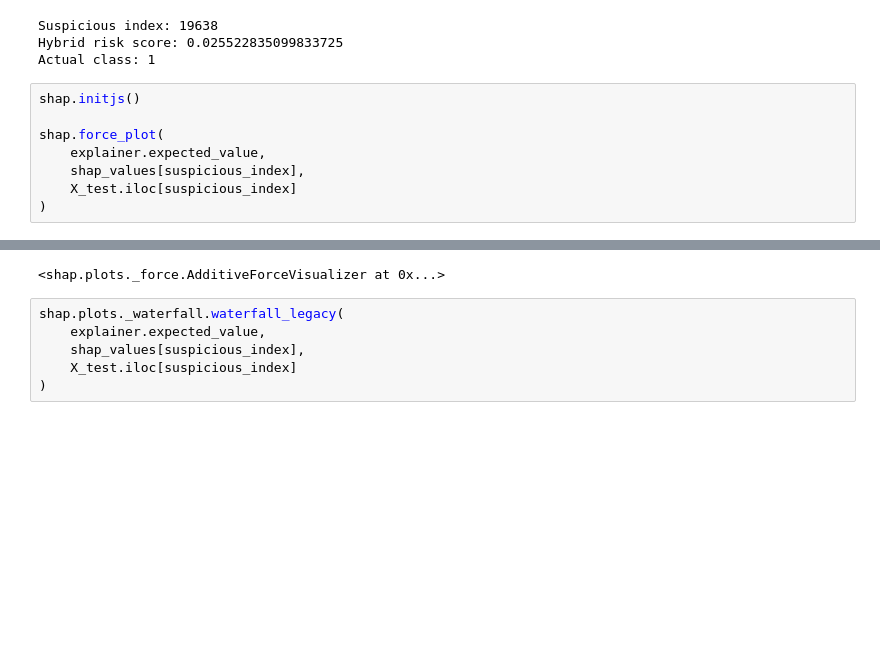
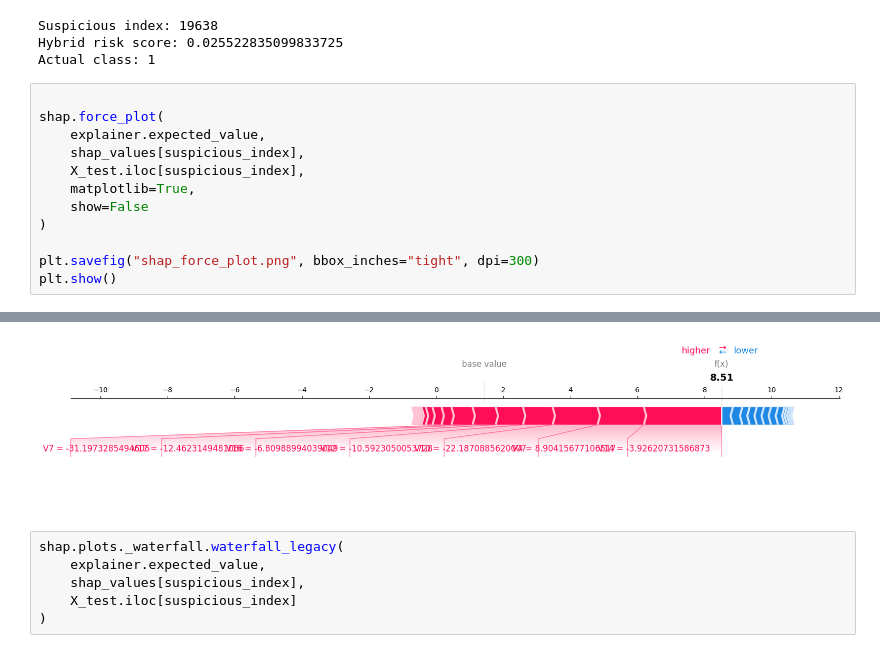
Before and after one commit to rvmvzvn1/jun, a Jupyter notebook: Hybrid_AI_Fraud_Detection_System.ipynb, the cells around one changed output, grey strips where cells are left out. Cells and saved outputs as stored; diff of their text form; blank space fills up the shorter version.

```diff
--- a/Hybrid_AI_Fraud_Detection_System.ipynb
+++ b/Hybrid_AI_Fraud_Detection_System.ipynb
@@ -371,11 +371,15 @@ Suspicious index: 19638
 Hybrid risk score: 0.025522835099833725
 Actual class: 1
 # %%
-shap.initjs()
 
 shap.force_plot(
     explainer.expected_value,
     shap_values[suspicious_index],
-    X_test.iloc[suspicious_index]
+    X_test.iloc[suspicious_index],
+    matplotlib=True,
+    show=False
 )
+
+plt.savefig("shap_force_plot.png", bbox_inches="tight", dpi=300)
+plt.show()
 # %% [output]
@@ -383,4 +386,4 @@ shap.force_plot(
-<shap.plots._force.AdditiveForceVisualizer at 0x...>
+[figure, added]
 # %%
 shap.plots._waterfall.waterfall_legacy(
     explainer.expected_value,
```
Also changed, not shown: parts of 1 cell of this notebook.
